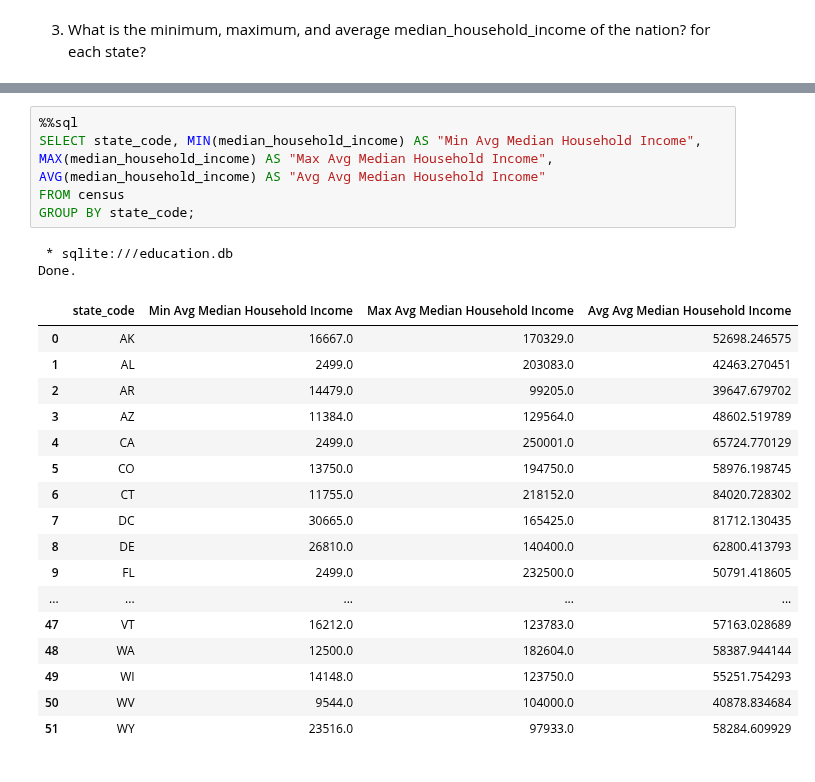
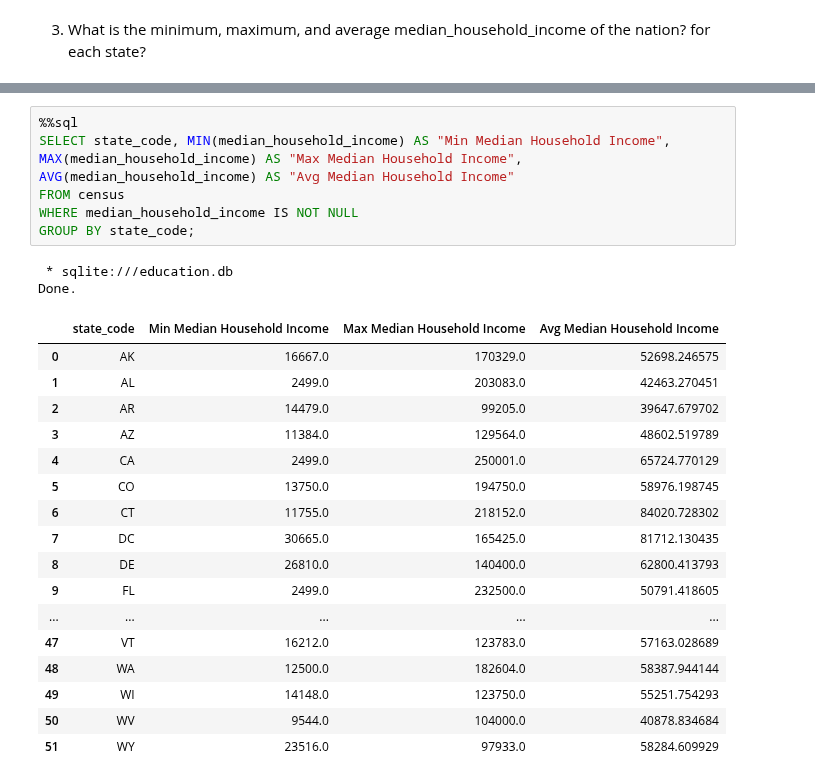
Before and after one commit to LucasCroslyn/CodingProblems, a Jupyter notebook: CodeAcademy/Data Science SQL Projects/DSIP #3 Education Database/Queries.ipynb, the cells around one changed output, grey strips where cells are left out. Cells and saved outputs as stored; diff of their text form.

```diff
--- a/CodeAcademy/Data Science SQL Projects/DSIP #3 Education Database/Queries.ipynb
+++ b/CodeAcademy/Data Science SQL Projects/DSIP #3 Education Database/Queries.ipynb
@@ -360,13 +351,14 @@ Done.
 | 0 | 2499.0 | 250001.0 | 54683.115936 |
 # %%
 %%sql
-SELECT state_code, MIN(median_household_income) AS "Min Avg Median Household Income", MAX(median_household_income) AS "Max Avg Median Household Income", AVG(median_household_income) AS "Avg Avg Median Household Income"
+SELECT state_code, MIN(median_household_income) AS "Min Median Household Income", MAX(median_household_income) AS "Max Median Household Income", AVG(median_household_income) AS "Avg Median Household Income"
 FROM census
+WHERE median_household_income IS NOT NULL
 GROUP BY state_code;
 # %% [output]
  * sqlite:///education.db
 Done.
-|  | state_code | Min Avg Median Household Income | Max Avg Median Household Income | Avg Avg Median Household Income |
+|  | state_code | Min Median Household Income | Max Median Household Income | Avg Median Household Income |
 | 0 | AK | 16667.0 | 170329.0 | 52698.246575 |
 | 1 | AL | 2499.0 | 203083.0 | 42463.270451 |
 | 2 | AR | 14479.0 | 99205.0 | 39647.679702 |
```
Also changed, not shown: parts of 16 cells of this notebook.
